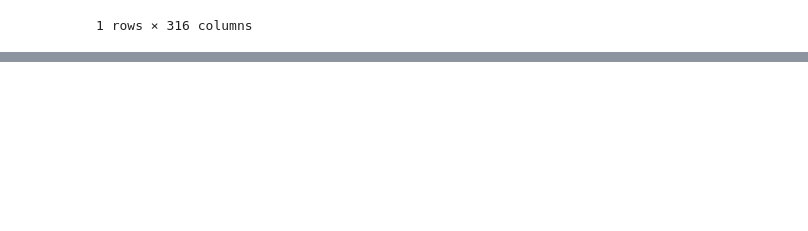
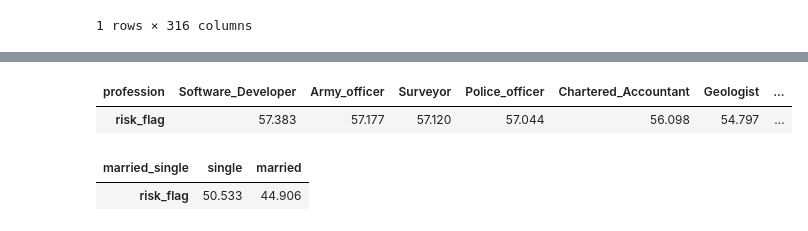
Before and after one commit to masete/Loan-Prediction-based-on-Customer-Behaviour, a Jupyter notebook: eda.ipynb, the cells around one changed output, grey strips where cells are left out. Drawn from its saved outputs; the diff is of its cells as text; code cells hidden in the pictures; blank space fills up the shorter version.

```diff
--- a/eda.ipynb
+++ b/eda.ipynb
@@ -653,3 +653,15 @@ loan.groupby("state").risk_flag.apply(lambda x: (x.sum() / x.size) * 100).sort_v
 # %% [output]
 | state | Manipur | Tripura | Kerala | Madhya | Jammu | Rajasthan | Odisha | Chhattisgarh | Himachal | Jharkhand | ... |
 | risk_flag | 64.211 | 59.912 | 58.434 | 57.098 | 56.262 | 55.096 | 54.204 | 53.960 | 53.883 | 52.458 | ... |
+# %%
+# The average risk percentage of each profession
+loan.groupby("profession").risk_flag.apply(lambda x: (x.sum() / x.size) * 100).sort_values(ascending=False).to_frame().T
+# %% [output]
+| profession | Software_Developer | Army_officer | Surveyor | Police_officer | Chartered_Accountant | Geologist | ... |
+| risk_flag | 57.383 | 57.177 | 57.120 | 57.044 | 56.098 | 54.797 | ... |
+# %%
+# The average risk percentage whether the customer married or single
+loan.groupby("married_single").risk_flag.apply(lambda x: (x.sum() / x.size) * 100).sort_values(ascending=False).to_frame().T
+# %% [output]
+| married_single | single | married |
+| risk_flag | 50.533 | 44.906 |
```
